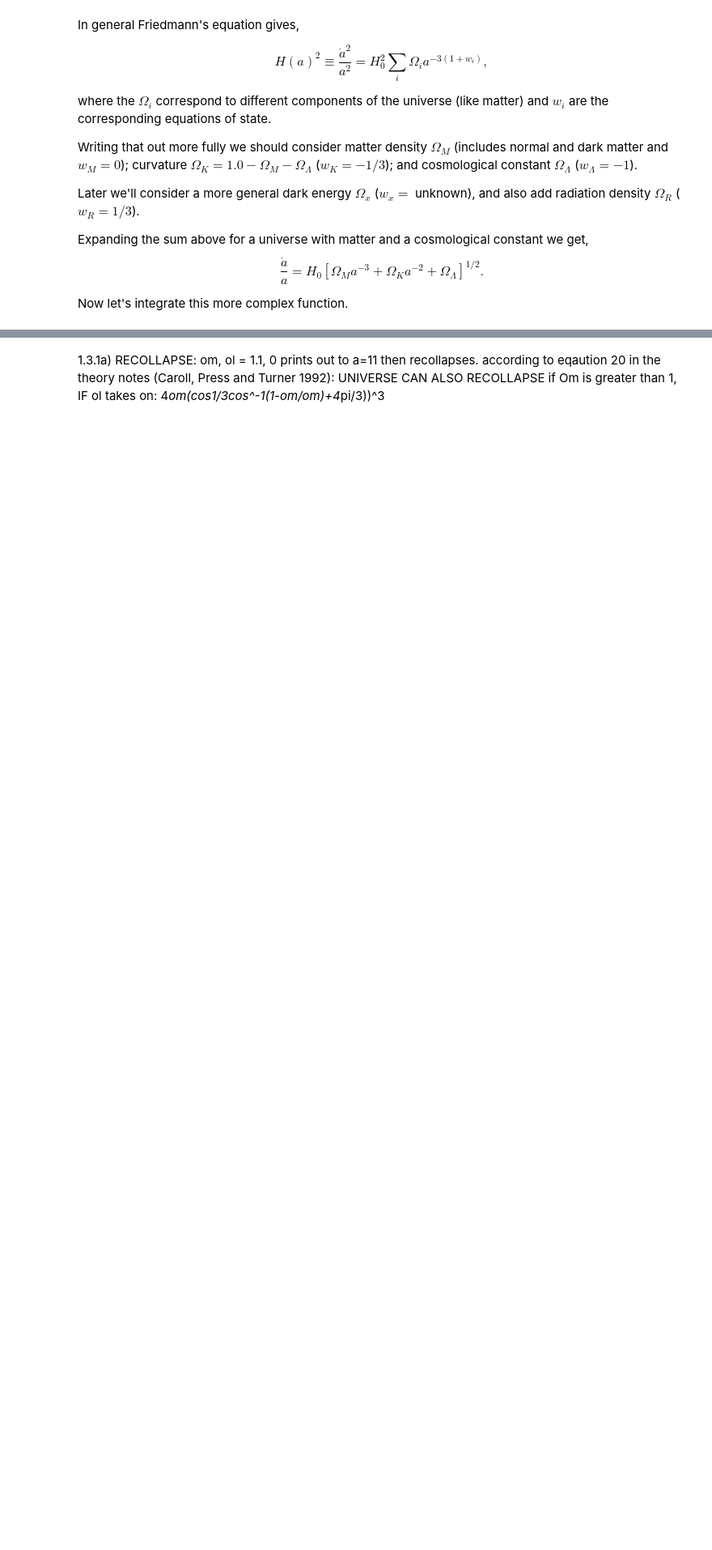
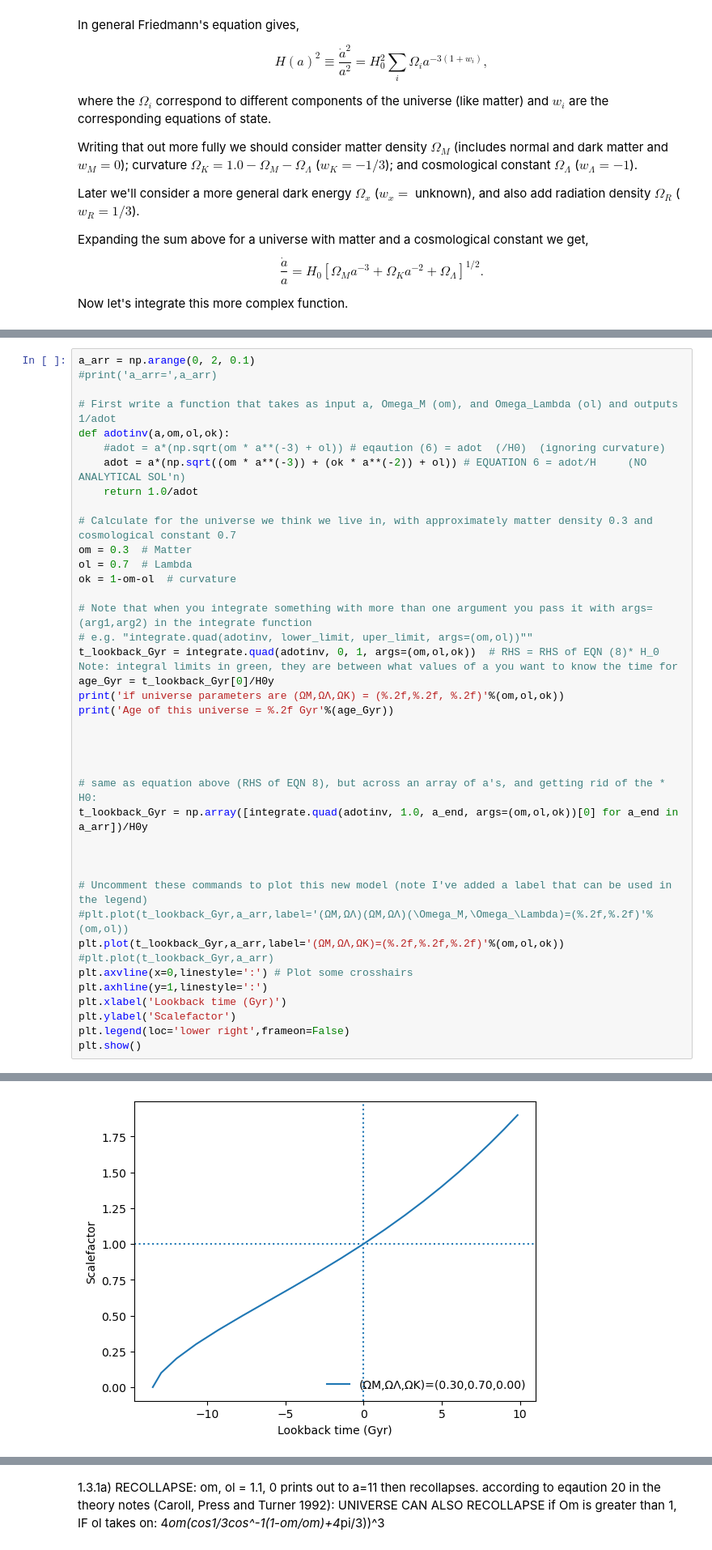
Before and after one commit to scotdevlin/Cosmo_tall, a Jupyter notebook: Scalefactor as a function of time.ipynb, the cells around one changed output, grey strips where cells are left out. Shown at 81% size. Saved outputs shown, nothing was run; the diff lists cells and outputs as text; blank space fills up the shorter version.

```diff
--- a/Scalefactor as a function of time.ipynb
+++ b/Scalefactor as a function of time.ipynb
@@ -271,0 +329,41 @@ Age of this universe = 13.47 Gyr
+# %%
+a_arr = np.arange(0, 2, 0.1)
+#print('a_arr=',a_arr)
+
+# First write a function that takes as input a, Omega_M (om), and Omega_Lambda (ol) and outputs 1/adot
+def adotinv(a,om,ol,ok):
+    #adot = a*(np.sqrt(om * a**(-3) + ol)) # eqaution (6) = adot  (/H0)  (ignoring curvature)
+    adot = a*(np.sqrt((om * a**(-3)) + (ok * a**(-2)) + ol)) # EQUATION 6 = adot/H     (NO ANALYTICAL SOL'n)
+    return 1.0/adot
+
+# Calculate for the universe we think we live in, with approximately matter density 0.3 and cosmological constant 0.7
+om = 0.3  # Matter
+ol = 0.7  # Lambda
+ok = 1-om-ol  # curvature
+
+# Note that when you integrate something with more than one argument you pass it with args=(arg1,arg2) in the integrate function
+# e.g. "integrate.quad(adotinv, lower_limit, uper_limit, args=(om,ol))""
+t_lookback_Gyr = integrate.quad(adotinv, 0, 1, args=(om,ol,ok))  # RHS = RHS of EQN (8)* H_0   Note: integral limits in green, they are between what values of a you want to know the time for
+age_Gyr = t_lookback_Gyr[0]/H0y
+print('if universe parameters are (ΩM,ΩΛ,ΩK) = (%.2f,%.2f, %.2f)'%(om,ol,ok))
+print('Age of this universe = %.2f Gyr'%(age_Gyr))
+
+
+
+
+# same as equation above (RHS of EQN 8), but across an array of a's, and getting rid of the * H0:
+t_lookback_Gyr = np.array([integrate.quad(adotinv, 1.0, a_end, args=(om,ol,ok))[0] for a_end in a_arr])/H0y
+
+
+
+# Uncomment these commands to plot this new model (note I've added a label that can be used in the legend)
+#plt.plot(t_lookback_Gyr,a_arr,label='(ΩM,ΩΛ)(ΩM,ΩΛ)(\Omega_M,\Omega_\Lambda)=(%.2f,%.2f)'%(om,ol))
+plt.plot(t_lookback_Gyr,a_arr,label='(ΩM,ΩΛ,ΩK)=(%.2f,%.2f,%.2f)'%(om,ol,ok))
+#plt.plot(t_lookback_Gyr,a_arr)
+plt.axvline(x=0,linestyle=':') # Plot some crosshairs
+plt.axhline(y=1,linestyle=':')
+plt.xlabel('Lookback time (Gyr)')
+plt.ylabel('Scalefactor')
+plt.legend(loc='lower right',frameon=False)
+plt.show()
+# %% [output]
@@ -272 +372,2 @@ Age of this universe = 13.47 Gyr
+[figure, added]
 # %% [markdown]
```
Also changed, not shown: parts of 14 cells of this notebook.
